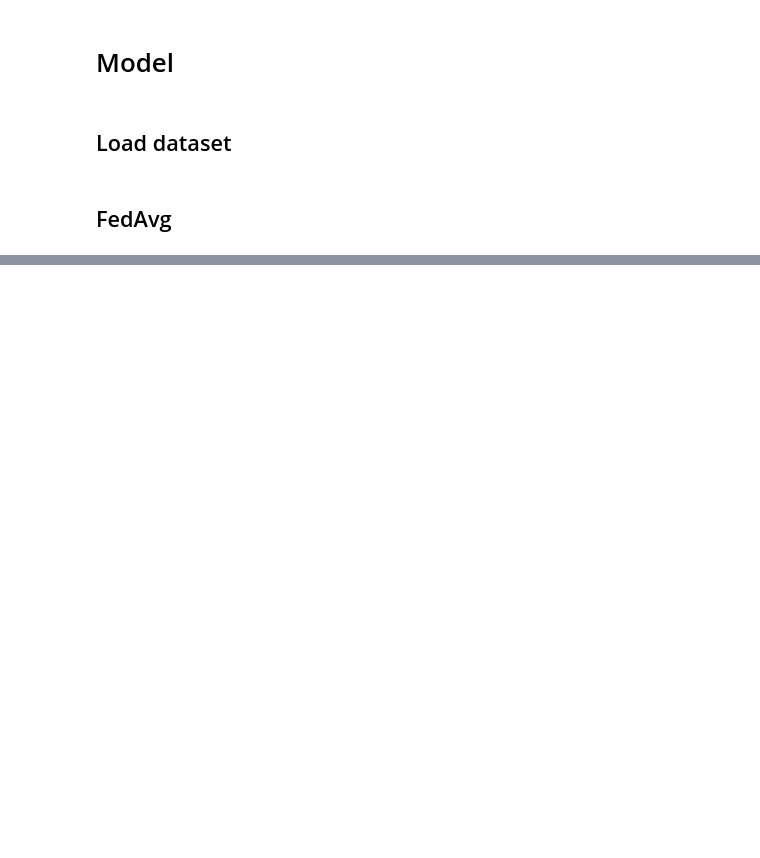
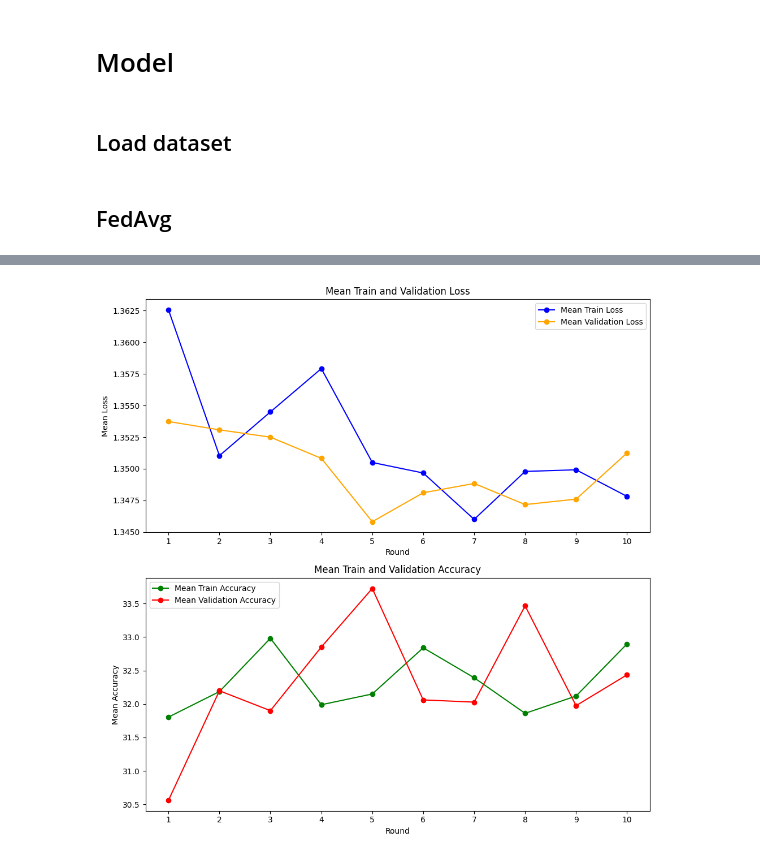
Before and after one commit to amirhosein-prdv/ISAC-based-gesture-recognition-with-federated-learning, a Jupyter notebook: Fedavg.ipynb, the cells around one changed output, grey strips where cells are left out. Saved outputs shown, nothing was run; the diff lists cells and outputs as text; code cells hidden in the pictures; blank space fills up the shorter version.

```diff
--- a/Fedavg.ipynb
+++ b/Fedavg.ipynb
@@ -26,11 +30,17 @@ warnings.filterwarnings("ignore", category=UserWarning, module="torch")
 # %%
-fraction_for_test = 0.2
-num_class = 3
-ALL_MOTION = [i for i in range(1, num_class+3)]
+fraction_for_test = 0.15
+num_class = 4
+ALL_MOTION = [i for i in range(1, num_class+1)]
 N_MOTION = len(ALL_MOTION) # Number of output classes
 T_MAX = 38 # Number of timestamps
 n_gru_hidden_units = 128
 device = torch.device("cuda:0" if torch.cuda.is_available() else "cpu")
+
+destination_folder = './results'
+try:
+    os.makedirs(destination_folder)
+except:
+    pass
 # %% [markdown]
 # Model
 # %%
@@ -79,6 +89,7 @@ class ConvGRUModel(nn.Module):
 
     def forward(self, x):
         # Apply CNN module sequentially for each timestamp
+        x = x.unsqueeze(2)
         x = np.swapaxes(x, 0, 1)
         x = [module(xi) for module, xi in zip(self.cnn_modules, x)]
         x = torch.stack(x, dim=1)  # Stack along the time dimension
@@ -101,7 +112,7 @@ class ConvGRUModel(nn.Module):
 # %%
 # Load datasets
 num_clients = 5
-batch_size = 8
+batch_size = 32
 client_datasets = {}
 client_loaders = {}
 
@@ -113,7 +124,7 @@ for i in range(1, num_clients + 1):
 
     # Split data into training and testing sets
     data_train, data_test, label_train, label_test = train_test_split(
-        data, label, test_size=fraction_for_test, random_state=42
+        data, label, test_size=fraction_for_test, random_state=66
     )
 
     train_dataset = TensorDataset(data_train, label_train)
@@ -236,9 +142,18 @@ class FedAvgAlgorithm:
 fed_avg_algorithm = FedAvgAlgorithm(model=ConvGRUModel,
                                     n_gru_hidden_units=n_gru_hidden_units,
                                     num_class=N_MOTION,
-                                    T_MAX=T_MAX,
+                                    timestamp=T_MAX,
                                     train_loader=client_loaders
                                     )
 
-fed_avg_result = fed_avg_algorithm.run(num_rounds=5, num_epochs=3)
+fed_avg_round_accuracy, fed_avg_result = fed_avg_algorithm.run(num_rounds=10,
+                                                               num_epochs=4
+                                                               )
+
+# Save to a file using pickle
+with open('./results/fed_avg_result.pkl', 'wb') as file:
+    pickle.dump(fed_avg_result, file)
+
+with open('./results/fed_avg_round_accuracy.pkl', 'wb') as file:
+    pickle.dump(fed_avg_round_accuracy, file)
 # %% [output]
@@ -262,0 +177,7 @@ AttributeError: 'FedAvgAlgorithm' object has no attribute 'data_'
+# %%
+with open('./results/fed_avg_result.pkl', 'rb') as file:
+    fed_avg_result = pickle.load(file, encoding='latin1')
+
+plot_result(fed_avg_result)
+# %% [output]
+[figure, added]
```
Also changed, not shown: parts of 18 cells of this notebook, 1 other file.
